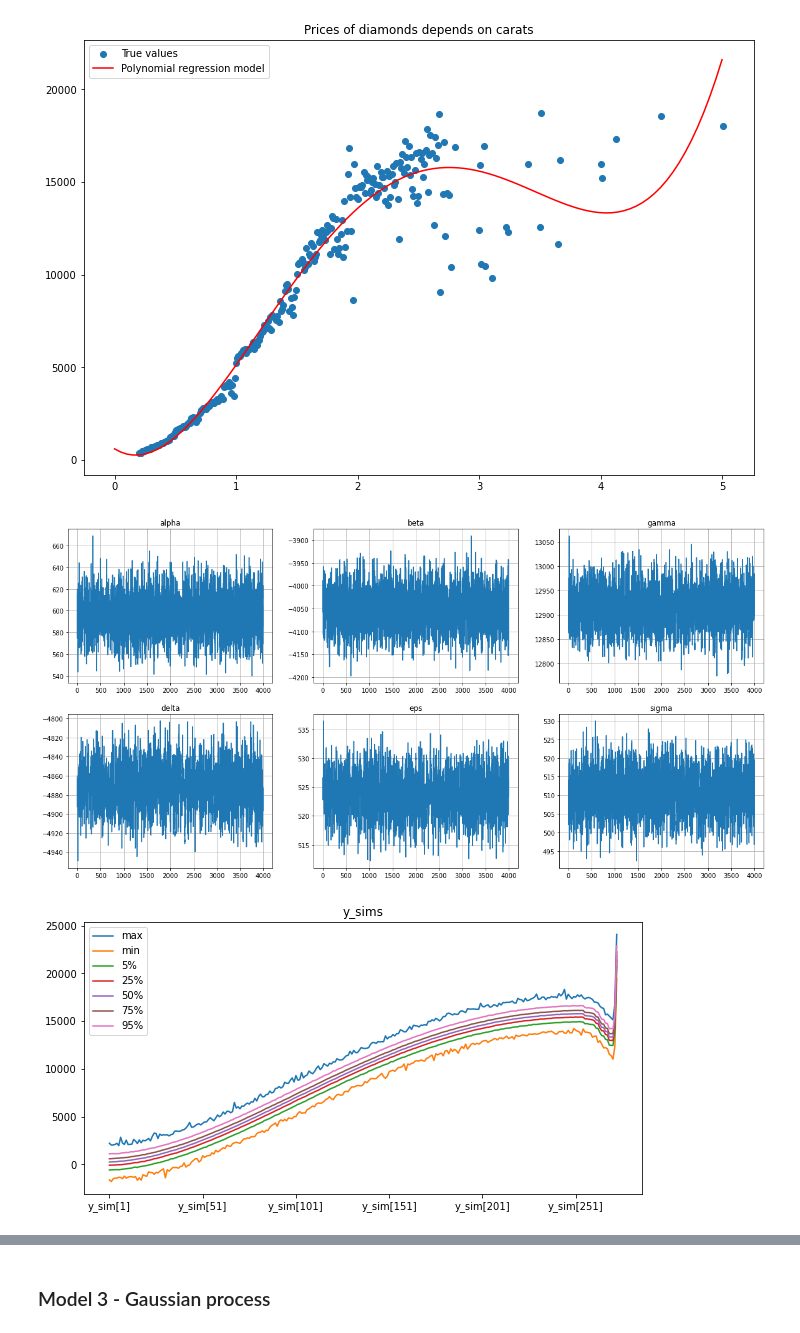
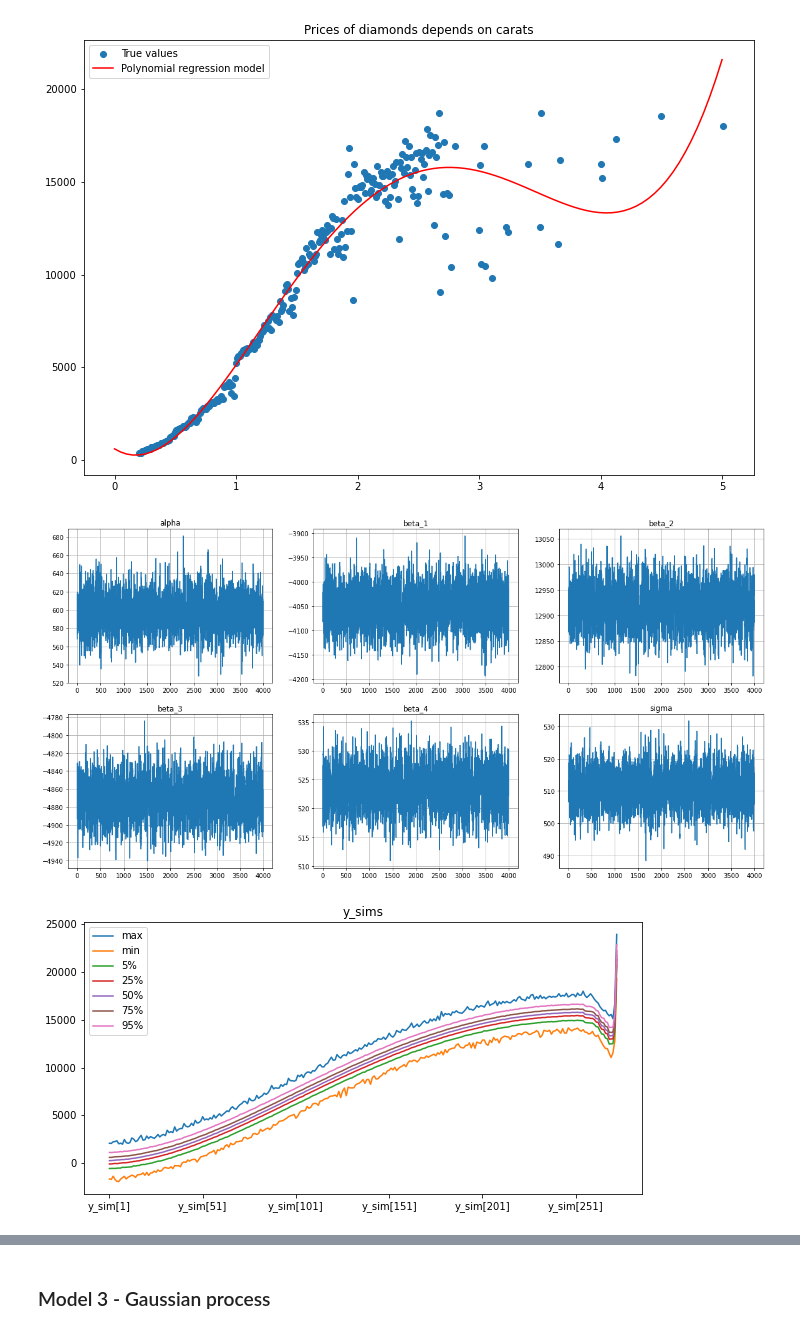
Before and after one commit to Mar-Ber/DA_DiamondModel, a Jupyter notebook: analysis.ipynb, the cells around one changed output, grey strips where cells are left out. Saved outputs shown, nothing was run; the diff lists cells and outputs as text; code cells hidden in the pictures.

```diff
--- a/analysis.ipynb
+++ b/analysis.ipynb
@@ -152,22 +152,22 @@ INFO:cmdstanpy:CmdStan done processing.
 [4000 rows x 286 columns]
 # %%
 df_alpha = pd.DataFrame(result_pr.stan_variables()["alpha"])
-df_beta = pd.DataFrame(result_pr.stan_variables()["beta"])
-df_gamma = pd.DataFrame(result_pr.stan_variables()["gamma"])
-df_delta = pd.DataFrame(result_pr.stan_variables()["delta"])
-df_eps = pd.DataFrame(result_pr.stan_variables()["eps"])
+df_beta_1 = pd.DataFrame(result_pr.stan_variables()["beta_1"])
+df_beta_2 = pd.DataFrame(result_pr.stan_variables()["beta_2"])
+df_beta_3 = pd.DataFrame(result_pr.stan_variables()["beta_3"])
+df_beta_4 = pd.DataFrame(result_pr.stan_variables()["beta_4"])
 df_sigma = pd.DataFrame(result_pr.stan_variables()["sigma"])
 
 alpha = df_alpha.mean().to_numpy()
-beta = df_beta.mean().to_numpy()
-gamma = df_gamma.mean().to_numpy()
-delta = df_delta.mean().to_numpy()
-eps = df_eps.mean().to_numpy()
+beta_1 = df_beta_1.mean().to_numpy()
+beta_2 = df_beta_2.mean().to_numpy()
+beta_3 = df_beta_3.mean().to_numpy()
+beta_4 = df_beta_4.mean().to_numpy()
 
 sigma= df_sigma.mean().to_numpy()
 
 x = np.linspace(0, 5, 100)
-y = alpha + beta*x + gamma*(x**2) + delta*(x**3) + eps*(x**4)
+y = alpha + beta_1*x + beta_2*(x**2) + beta_3*(x**3) + beta_4*(x**4)
 
 plt.figure(figsize=[12, 8])
 plt.scatter(df.carat.values, df.price.values)
@@ -180,36 +180,36 @@ plt.show()
 # %%
 fig, axs = plt.subplots(2,3)
 fig.set_size_inches(20, 10)
 axs[0][0].plot(df_alpha)
 axs[0][0].grid()
 axs[0][0].set_title('alpha')
-axs[0][1].plot(df_beta)
+axs[0][1].plot(df_beta_1)
 axs[0][1].grid()
-axs[0][1].set_title('beta')
-axs[0][2].plot(df_gamma)
+axs[0][1].set_title('beta_1')
+axs[0][2].plot(df_beta_2)
 axs[0][2].grid()
-axs[0][2].set_title('gamma')
-axs[1][0].plot(df_delta)
+axs[0][2].set_title('beta_2')
+axs[1][0].plot(df_beta_3)
 axs[1][0].grid()
-axs[1][0].set_title('delta')
-axs[1][1].plot(df_eps)
+axs[1][0].set_title('beta_3')
+axs[1][1].plot(df_beta_4)
 axs[1][1].grid()
-axs[1][1].set_title('eps')
+axs[1][1].set_title('beta_4')
 axs[1][2].plot(df_sigma)
 axs[1][2].grid()
 axs[1][2].set_title('sigma')
 plt.show()
 
 data = result_pr.draws_pd()
 y_sims = data[data.columns[13:]]
 
 quans = pd.DataFrame({'max': y_sims.max(), 'min': y_sims.min(), '5%': y_sims.quantile(0.05), '25%': y_sims.quantile(0.25), '50%': y_sims.quantile(0.5), '75%': y_sims.quantile(0.75), '95%': y_sims.quantile(0.95)})
 quans.plot(figsize=(10,5))
 plt.title("y_sims")
 plt.show()
 # %% [output]
-[figure, old version]
+[figure, new version]
-[figure, old version]
+[figure, new version]
 # %%
 y_sim = result_pr.stan_variable('y_sim')
 
```
Also changed, not shown: parts of 11 cells of this notebook, 6 other files.
